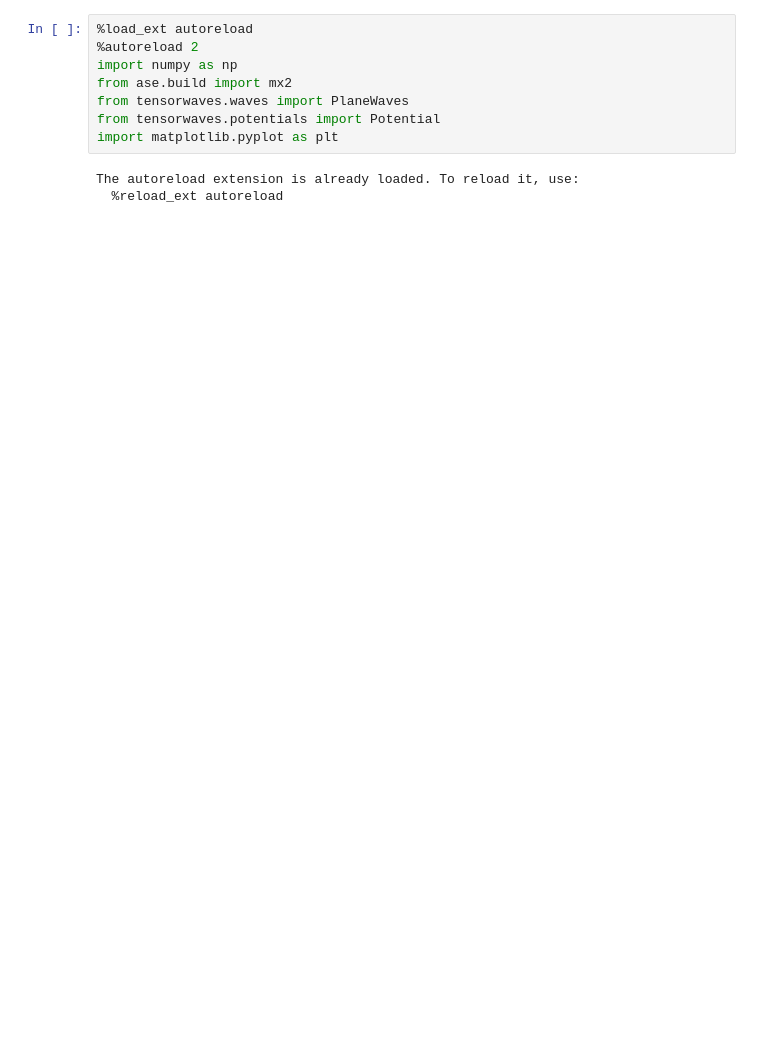
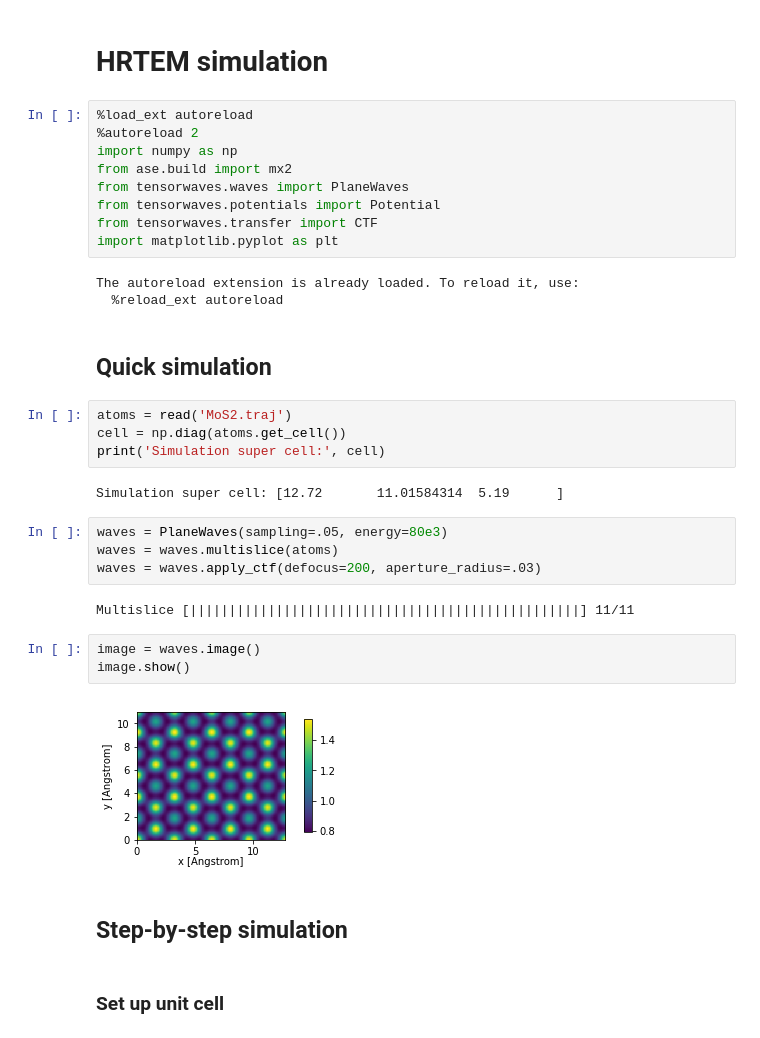
Before and after one commit to jacobjma/tensorwaves, a Jupyter notebook: examples/basics/basic_hrtem_simulation.ipynb, the cells around one changed output. Saved outputs shown, nothing was run; the diff lists cells and outputs as text; blank space fills up the shorter version.

```diff
--- a/examples/basics/basic_hrtem_simulation.ipynb
+++ b/examples/basics/basic_hrtem_simulation.ipynb
@@ -1,3 +1,5 @@
+# %% [markdown]
+# HRTEM simulation
 # %%
 %load_ext autoreload
 %autoreload 2
@@ -5,10 +7,34 @@ import numpy as np
 from ase.build import mx2
 from tensorwaves.waves import PlaneWaves
 from tensorwaves.potentials import Potential
+from tensorwaves.transfer import CTF
 import matplotlib.pyplot as plt
 # %% [output]
 The autoreload extension is already loaded. To reload it, use:
   %reload_ext autoreload
+# %% [markdown]
+## Quick simulation
+# %%
+atoms = read('MoS2.traj')
+cell = np.diag(atoms.get_cell())
+print('Simulation super cell:', cell)
+# %% [output]
+Simulation super cell: [12.72       11.01584314  5.19      ]
+# %%
+waves = PlaneWaves(sampling=.05, energy=80e3)
+waves = waves.multislice(atoms)
+waves = waves.apply_ctf(defocus=200, aperture_radius=.03)
+# %% [output]
+Multislice [||||||||||||||||||||||||||||||||||||||||||||||||||] 11/11
+# %%
+image = waves.image()
+image.show()
+# %% [output]
+[figure, added]
+# %% [markdown]
+## Step-by-step simulation
+# %% [markdown]
+### Set up unit cell
 # %%
 atoms = mx2(formula='MoS2', kind='2H', a=3.18, thickness=3.19)
 atoms *= (2,2,1)
```
Also changed, not shown: parts of 12 cells of this notebook, 6 other files.
